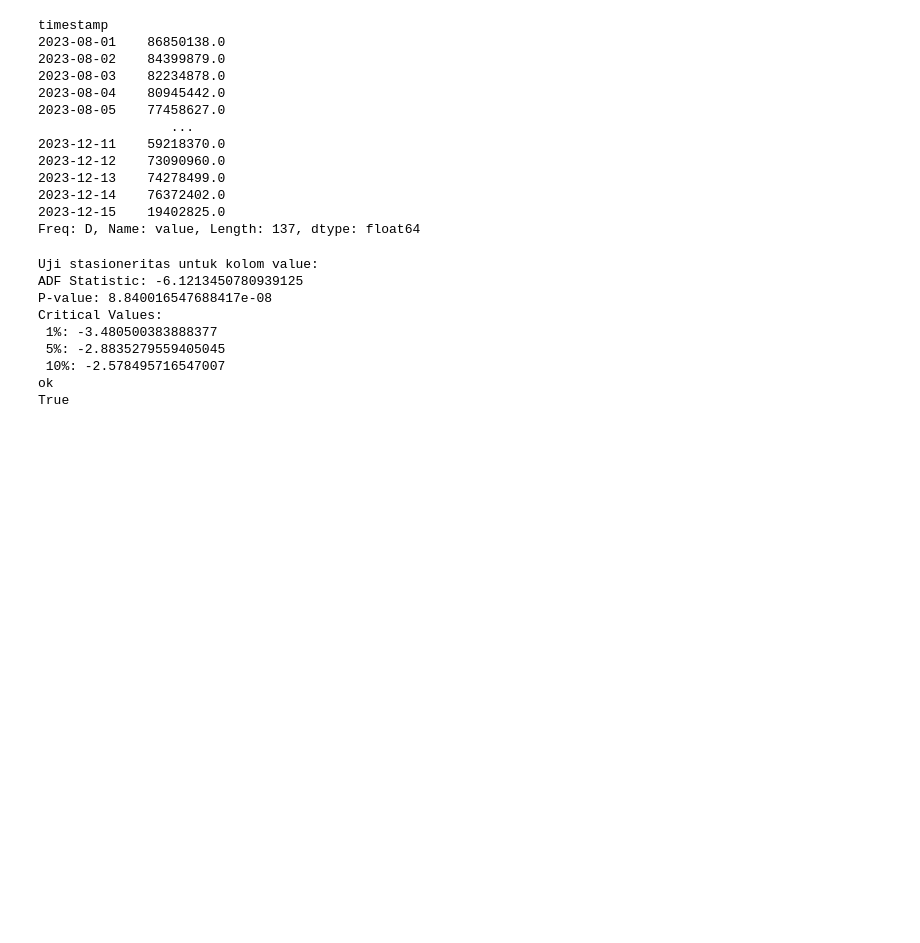
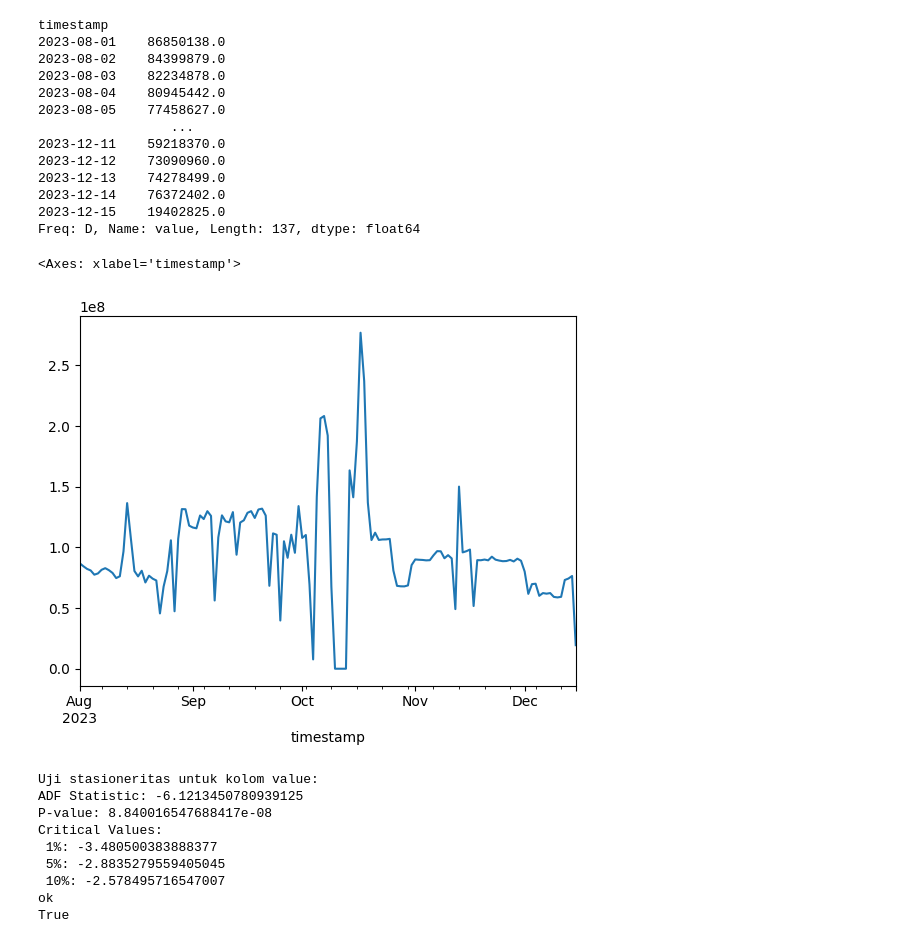
Before and after one commit to AIRGG/skripsi-arima-web, a Jupyter notebook: utils/arima.ipynb, the cells around one changed output. Drawn from its saved outputs; the diff is of its cells as text; code cells hidden in the pictures; blank space fills up the shorter version.

```diff
--- a/utils/arima.ipynb
+++ b/utils/arima.ipynb
@@ -160,6 +168,11 @@ timestamp
 2023-12-14    76372402.0
 2023-12-15    19402825.0
 Freq: D, Name: value, Length: 137, dtype: float64
+# %%
+df_forecast.plot()
+# %% [output]
+<Axes: xlabel='timestamp'>
+[figure, added]
 # %%
 def check_stationarity(df_values):
     result = adfuller(df_values)
```
Also changed, not shown: parts of 3 cells of this notebook, 5 other files.
